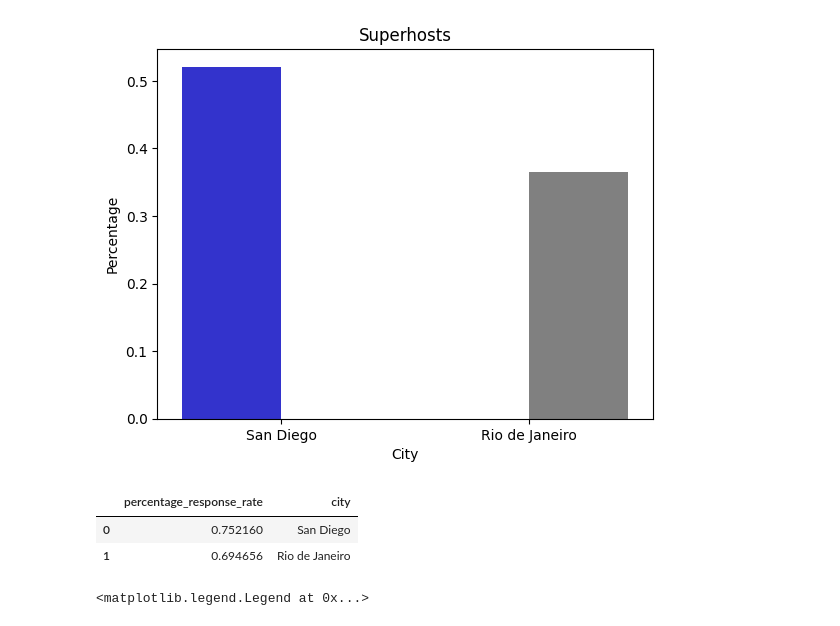
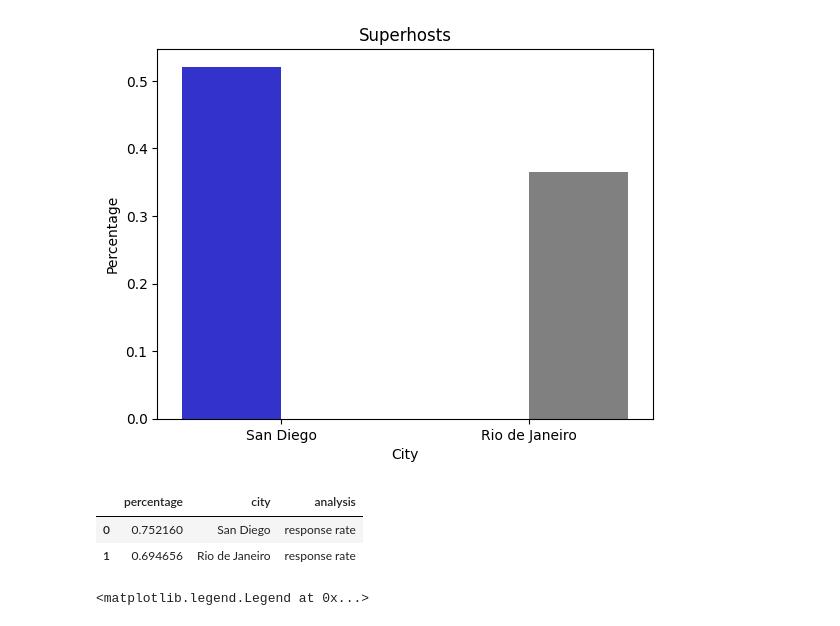
Before and after one commit to mulhermaonocodigo/data_science_introduction, a Jupyter notebook: airbnb_analysis.ipynb, the cells around one changed output. Drawn from its saved outputs; the diff is of its cells as text; code cells hidden in the pictures.

Commit message:
analysis Rio

```diff
--- a/airbnb_analysis.ipynb
+++ b/airbnb_analysis.ipynb
@@ -12,4 +8,16 @@ False
 # %%
+def removing_nan(df, columns_name):
+    '''
+    INPUT:
+    df - the pandas dataframe you want to clean
+    columns_name - list of columns for remove nan values
+    OUTPUT:
+    df - cleaned pandas dataframe
+    '''
+    for col in columns_name:
+        df = df.dropna(subset=[col], how='any')
+    return df
+
 def total_count(df, col1, col2, look_for,granularity=1.0):
     '''
     INPUT:
@@ -145,13 +165,13 @@ ax.legend([],[], frameon=False)
 # %%
 # third analysis - How Rio hosts are accurate in response?
 percentage_of_host_response_rio = np.sum(df_rio_small['host_response_rate']=='100%')/df_rio_small.shape[0]
 percentage_of_host_response_diego = np.sum(df_diego_small['host_response_rate']=='100%')/df_diego_small.shape[0]
-df_third_analysis_study = pd.DataFrame([[percentage_of_host_response_diego,'San Diego'],[percentage_of_host_response_rio,'Rio de Janeiro']],columns=['percentage_response_rate','city'])
+df_third_analysis_study = pd.DataFrame([[percentage_of_host_response_diego,'San Diego','response rate'],[percentage_of_host_response_rio,'Rio de Janeiro','response rate']],columns=['percentage','city','analysis'])
 df_third_analysis_study.head()
 # %% [output]
-|  | percentage_response_rate | city |
-| 0 | 0.752160 | San Diego |
-| 1 | 0.694656 | Rio de Janeiro |
+|  | percentage | city | analysis |
+| 0 | 0.752160 | San Diego | response rate |
+| 1 | 0.694656 | Rio de Janeiro | response rate |
 # %%
 ax = sns.barplot(
     data=df_third_analysis_study,
```
Also changed, not shown: parts of 21 cells of this notebook, 2 other files.
